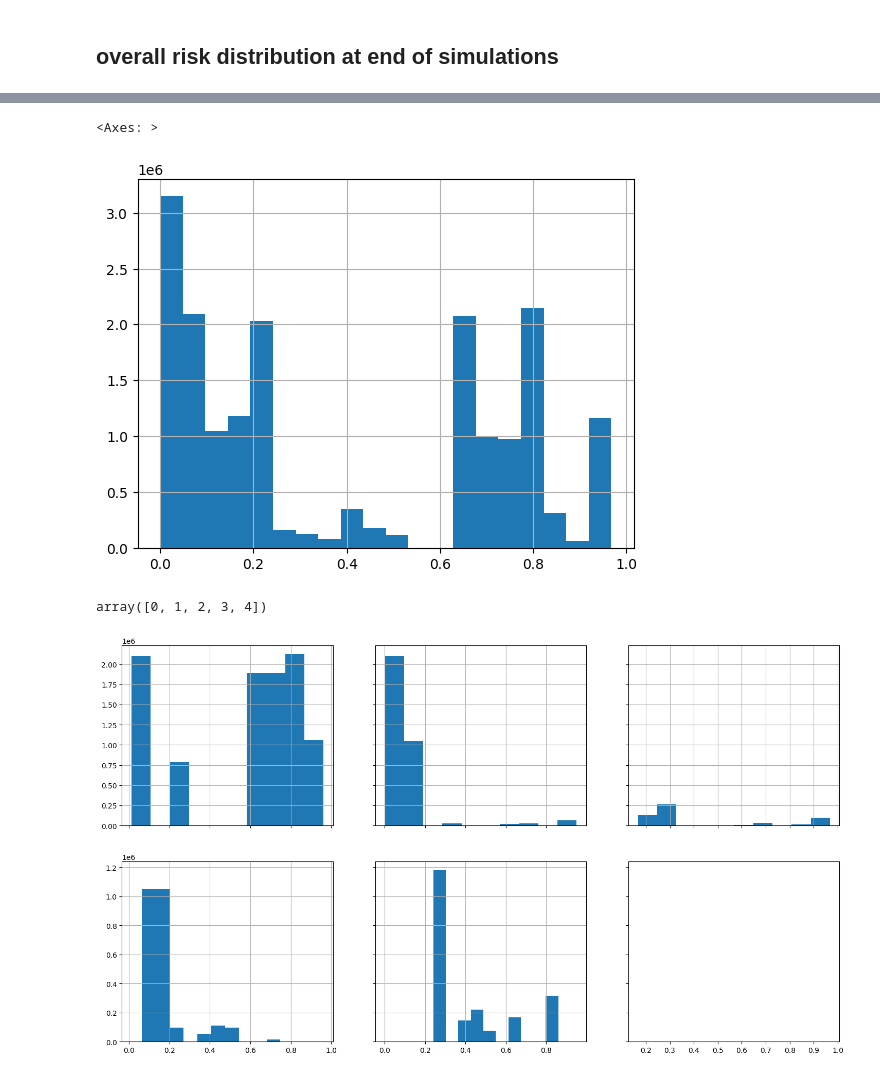
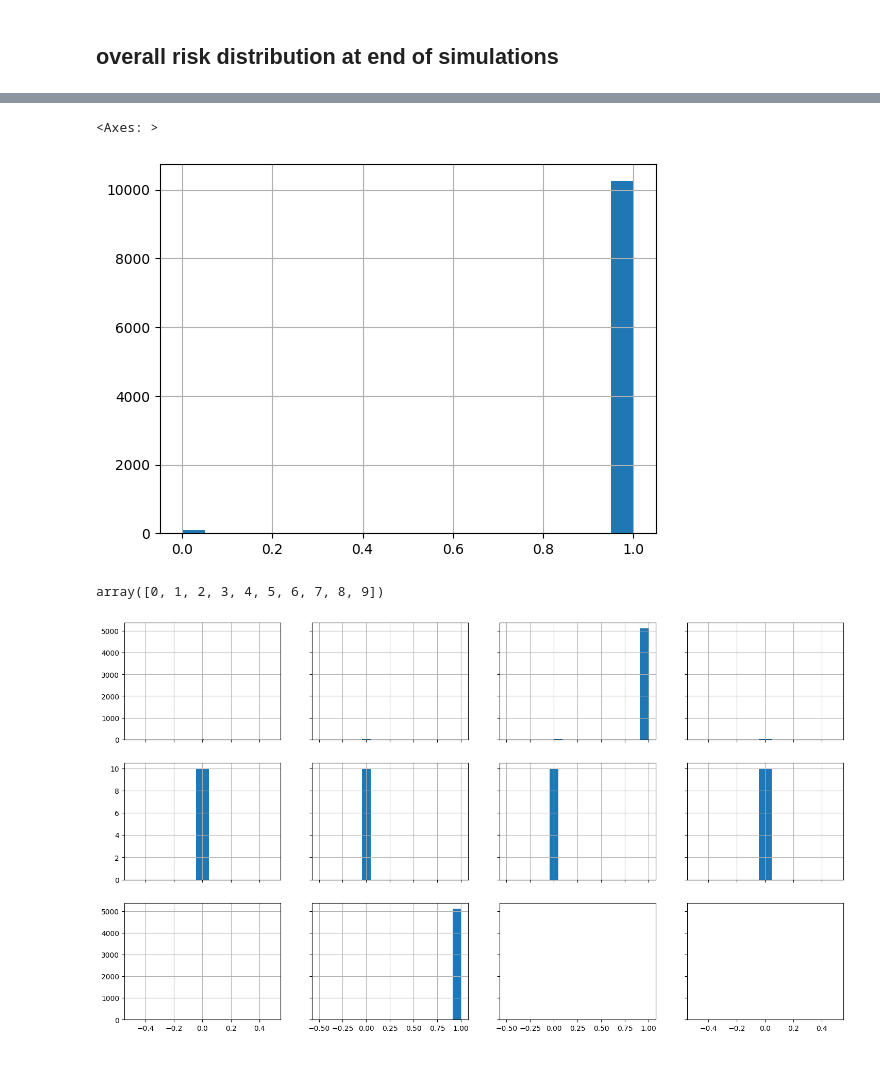
Before and after one commit to Princeton-CDH/simulating-risk, a Jupyter notebook: notebooks/riskyfood_batch_analysis.ipynb, the cells around one changed output, grey strips where cells are left out. Saved outputs shown, nothing was run; the diff lists cells and outputs as text; code cells hidden in the pictures.

Commit message:
Run analysis against batch run of new risky food sim

```diff
--- a/notebooks/riskyfood_batch_analysis.ipynb
+++ b/notebooks/riskyfood_batch_analysis.ipynb
@@ -1,7 +1,8 @@
 # %%
 import pandas as pd
 
-df = pd.read_csv("../riskyfood_2023-07-19T113234_405932.csv")
+#df = pd.read_csv("../riskyfood_2023-07-19T113234_405932.csv")
+df = pd.read_csv("../riskyfood_2023-07-25T150110_995385.csv")
 # %%
 df.head()
 # %% [output]
@@ -35,0 +33,3 @@ Name: count, dtype: int64
+# %%
+last_step_n = max(df.Step)
+last_step_n
@@ -36,5 +38,5 @@ Name: count, dtype: int64
 # %%
 # get data from the last step of each run
-last_step = df[df.Step == 22]
+last_step = df[df.Step == last_step_n]
 last_step
 # %% [output]
@@ -64,22 +66,22 @@ last_step.risk_level.hist()
 last_step.risk_level.hist(bins=20)
 # %% [output]
 <Axes: >
-[figure, old version]
+[figure, new version]
 # %%
 # how many runs did we have?
 # only 5, no variation in parameters
 last_step.RunId.unique()
 # %% [output]
-array([0, 1, 2, 3, 4])
+array([0, 1, 2, 3, 4, 5, 6, 7, 8, 9])
 # %%
 # plot a histogram of ending risk levels for each run
 # combine into a grid of plots
 import matplotlib.pyplot as plt
-fig, ax = plt.subplots(ncols=3, nrows=2, sharex='col', sharey='row', figsize=(18,10))
+fig, ax = plt.subplots(ncols=4, nrows=3, sharex='col', sharey='row', figsize=(18,10))
 
 for run in last_step.RunId.unique():
     run_last_step = last_step[last_step.RunId == run]
-    plot_location = ax[int(run/3), int(run % 3)]
-    run_last_step.risk_level.hist(ax=plot_location, bins=10)
+    plot_location = ax[int(run/4), int(run % 4)]
+    run_last_step.risk_level.hist(ax=plot_location, bins=11)
 # %% [output]
-[figure, old version]
+[figure, new version]
```
Also changed, not shown: parts of 5 cells of this notebook.
